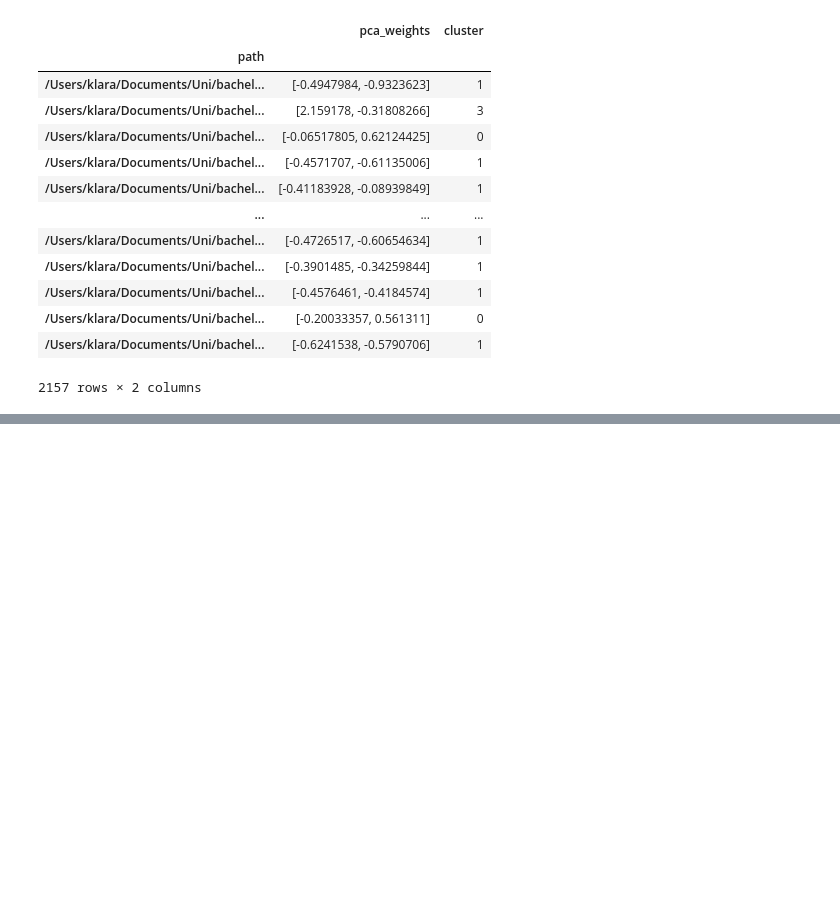
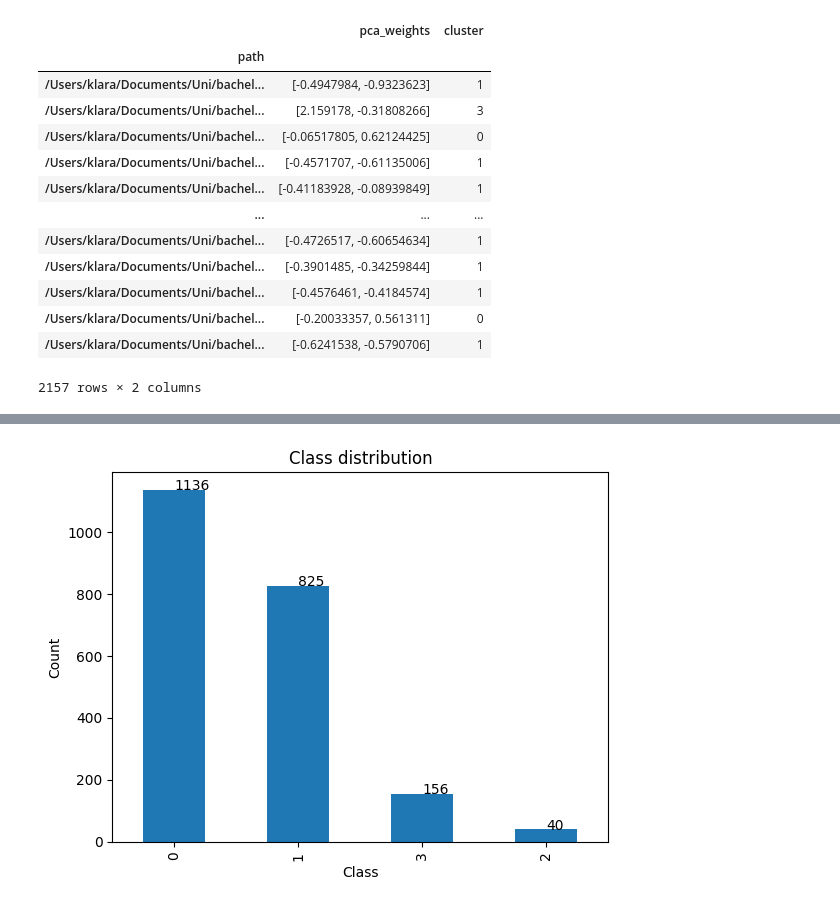
Before and after one commit to KlaraGtknst/topic-analysis-text-data, a Jupyter notebook: image_clustering.ipynb, the cells around one changed output, grey strips where cells are left out. Saved outputs shown, nothing was run; the diff lists cells and outputs as text; code cells hidden in the pictures; blank space fills up the shorter version.

```diff
--- a/image_clustering.ipynb
+++ b/image_clustering.ipynb
@@ -234,0 +254,9 @@ Text(0.5, 1.0, '2D representation of images clustered by KMeans')
+# %%
+# class/ cluster distribution
+pca_2d_df['cluster'].value_counts().plot(kind='bar', title='Class distribution', xlabel='Class', ylabel='Count')
+d2_cluster_counts = pca_2d_df['cluster'].value_counts().sort_values(inplace=False, ascending=False).values
+# adding labels to bars, c.f. https://www.geeksforgeeks.org/adding-value-labels-on-a-matplotlib-bar-chart/
+for i in range(len(pca_2d_df['cluster'].value_counts())):
+        plt.text(i, d2_cluster_counts[i], d2_cluster_counts[i])
+# %% [output]
+[figure, added]
```
Also changed, not shown: parts of 10 cells of this notebook.
